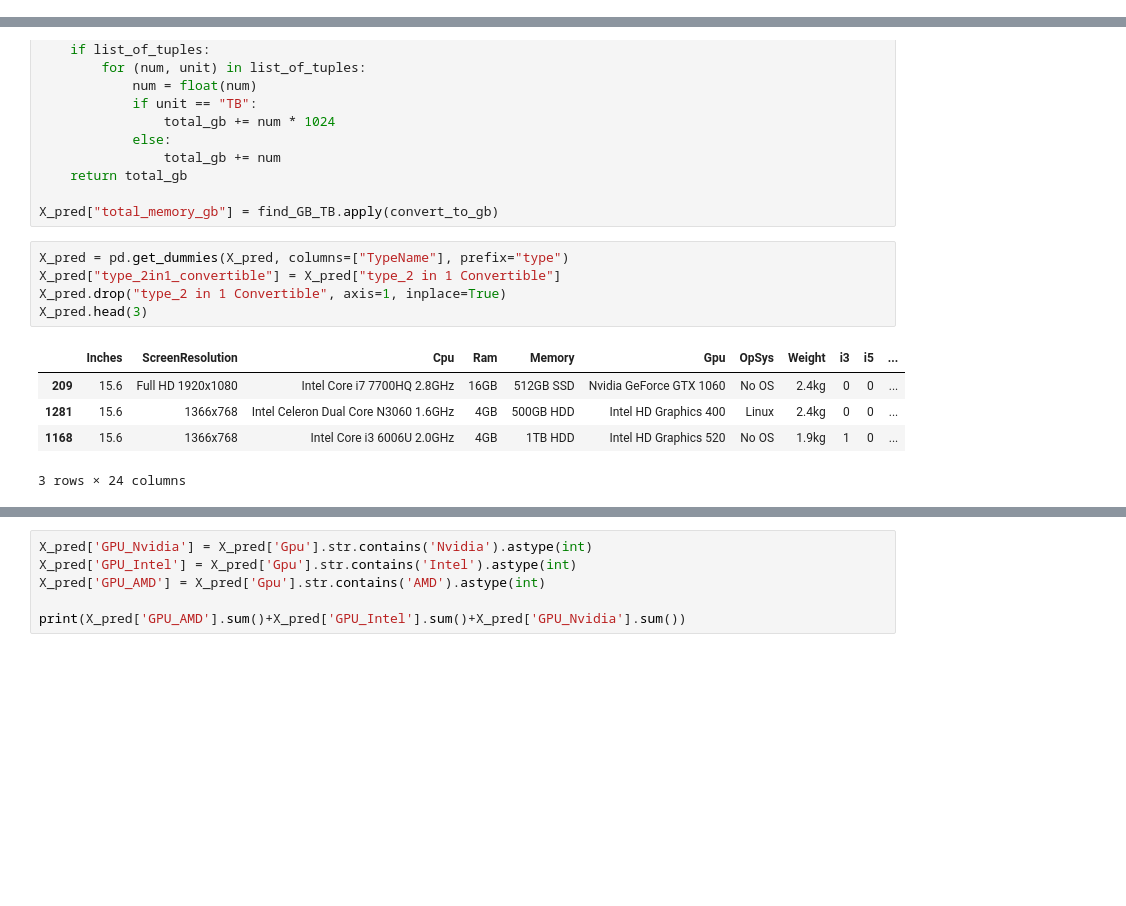
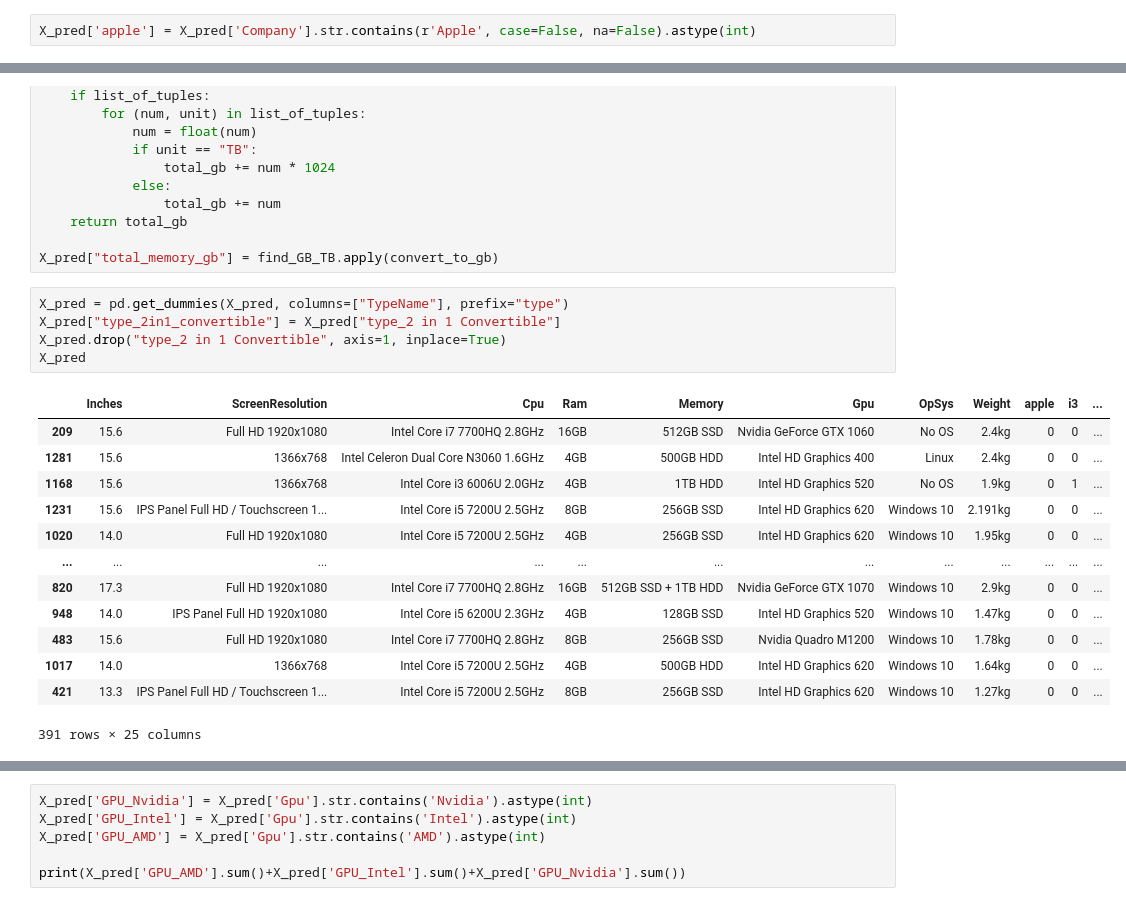
Before and after one commit to antonio-herrera-gb/ML_Tienda_PC, a Jupyter notebook: Kaggle_submission copy.ipynb, the cells around one changed output, grey strips where cells are left out. Saved outputs shown, nothing was run; the diff lists cells and outputs as text; blank space fills up the shorter version.

```diff
--- a/Kaggle_submission copy.ipynb
+++ b/Kaggle_submission copy.ipynb
@@ -578,3 +565,5 @@ X_pred.head()
+# %%
+X_pred['apple'] = X_pred['Company'].str.contains(r'Apple', case=False, na=False).astype(int)
 # %%
 X_pred.drop(columns=["Company", "Product"], inplace=True)
 # %%
@@ -609,14 +598,22 @@ X_pred["total_memory_gb"] = find_GB_TB.apply(convert_to_gb)
 # %%
 X_pred = pd.get_dummies(X_pred, columns=["TypeName"], prefix="type")
 X_pred["type_2in1_convertible"] = X_pred["type_2 in 1 Convertible"]
 X_pred.drop("type_2 in 1 Convertible", axis=1, inplace=True)
-X_pred.head(3)
+X_pred
 # %% [output]
-|  | Inches | ScreenResolution | Cpu | Ram | Memory | Gpu | OpSys | Weight | i3 | i5 | ... |
+|  | Inches | ScreenResolution | Cpu | Ram | Memory | Gpu | OpSys | Weight | apple | i3 | ... |
 | 209 | 15.6 | Full HD 1920x1080 | Intel Core i7 7700HQ 2.8GHz | 16GB | 512GB SSD | Nvidia GeForce GTX 1060 | No OS | 2.4kg | 0 | 0 | ... |
 | 1281 | 15.6 | 1366x768 | Intel Celeron Dual Core N3060 1.6GHz | 4GB | 500GB HDD | Intel HD Graphics 400 | Linux | 2.4kg | 0 | 0 | ... |
-| 1168 | 15.6 | 1366x768 | Intel Core i3 6006U 2.0GHz | 4GB | 1TB HDD | Intel HD Graphics 520 | No OS | 1.9kg | 1 | 0 | ... |
+| 1168 | 15.6 | 1366x768 | Intel Core i3 6006U 2.0GHz | 4GB | 1TB HDD | Intel HD Graphics 520 | No OS | 1.9kg | 0 | 1 | ... |
+| 1231 | 15.6 | IPS Panel Full HD / Touchscreen 1... | Intel Core i5 7200U 2.5GHz | 8GB | 256GB SSD | Intel HD Graphics 620 | Windows 10 | 2.191kg | 0 | 0 | ... |
+| 1020 | 14.0 | Full HD 1920x1080 | Intel Core i5 7200U 2.5GHz | 4GB | 256GB SSD | Intel HD Graphics 620 | Windows 10 | 1.95kg | 0 | 0 | ... |
+| ... | ... | ... | ... | ... | ... | ... | ... | ... | ... | ... | ... |
+| 820 | 17.3 | Full HD 1920x1080 | Intel Core i7 7700HQ 2.8GHz | 16GB | 512GB SSD + 1TB HDD | Nvidia GeForce GTX 1070 | Windows 10 | 2.9kg | 0 | 0 | ... |
+| 948 | 14.0 | IPS Panel Full HD 1920x1080 | Intel Core i5 6200U 2.3GHz | 4GB | 128GB SSD | Intel HD Graphics 520 | Windows 10 | 1.47kg | 0 | 0 | ... |
+| 483 | 15.6 | Full HD 1920x1080 | Intel Core i7 7700HQ 2.8GHz | 8GB | 256GB SSD | Nvidia Quadro M1200 | Windows 10 | 1.78kg | 0 | 0 | ... |
+| 1017 | 14.0 | 1366x768 | Intel Core i5 7200U 2.5GHz | 4GB | 500GB HDD | Intel HD Graphics 620 | Windows 10 | 1.64kg | 0 | 0 | ... |
+| 421 | 13.3 | IPS Panel Full HD / Touchscreen 1... | Intel Core i5 7200U 2.5GHz | 8GB | 256GB SSD | Intel HD Graphics 620 | Windows 10 | 1.27kg | 0 | 0 | ... |
-3 rows × 24 columns
+391 rows × 25 columns
 # %%
 X_pred[["width", "height"]] = X_pred["ScreenResolution"].str.extract(r"(\d+)x(\d+)").astype(int)
 X_pred["total_pixels"] = X_pred["width"] * X_pred["height"]
```
Also changed, not shown: parts of 58 cells of this notebook, 1 other file.
